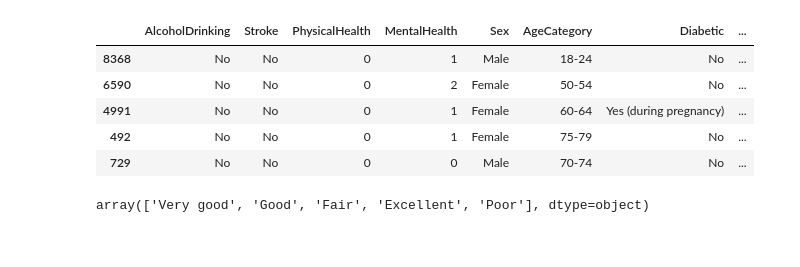
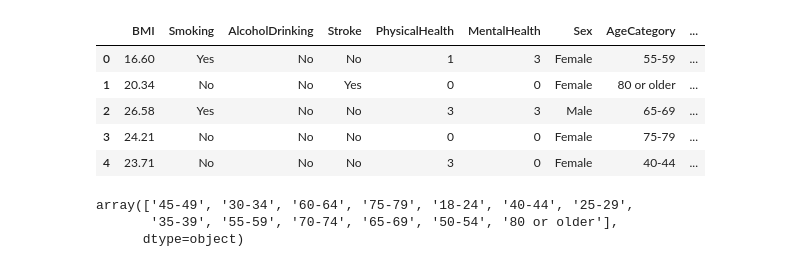
Before and after one commit to Badroll/chronicare, a Jupyter notebook: jantung/ml1.ipynb, the cells around one changed output. Cells and saved outputs as stored; diff of their text form; code cells hidden in the pictures.

Commit message:
predict jantung

```diff
--- a/jantung/ml1.ipynb
+++ b/jantung/ml1.ipynb
@@ -5,13 +5,12 @@ import matplotlib.pyplot as plt
 import numpy as np
 from sklearn.model_selection import train_test_split
 # %%
-df = pd.read_csv("../dataset/jantung.csv")
-df = df.sample(frac = 1)
+df = pd.read_csv("../dataset/jantung.csv", delimiter=';', decimal=',')
 df.head()
 # %% [output]
-|  | AlcoholDrinking | Stroke | PhysicalHealth | MentalHealth | Sex | AgeCategory | Diabetic | ... |
-| 8368 | No | No | 0 | 1 | Male | 18-24 | No | ... |
-| 6590 | No | No | 0 | 2 | Female | 50-54 | No | ... |
-| 4991 | No | No | 0 | 1 | Female | 60-64 | Yes (during pregnancy) | ... |
-| 492 | No | No | 0 | 1 | Female | 75-79 | No | ... |
-| 729 | No | No | 0 | 0 | Male | 70-74 | No | ... |
+|  | BMI | Smoking | AlcoholDrinking | Stroke | PhysicalHealth | MentalHealth | Sex | AgeCategory | ... |
+| 0 | 16.60 | Yes | No | No | 1 | 3 | Female | 55-59 | ... |
+| 1 | 20.34 | No | No | Yes | 0 | 0 | Female | 80 or older | ... |
+| 2 | 26.58 | Yes | No | No | 3 | 3 | Male | 65-69 | ... |
+| 3 | 24.21 | No | No | No | 0 | 0 | Female | 75-79 | ... |
+| 4 | 23.71 | No | No | No | 3 | 0 | Female | 40-44 | ... |
@@ -18,4 +19,6 @@ df.head()
 # %%
-df["GenHealth"].unique()
+df["AgeCategory"].unique()
 # %% [output]
-array(['Very good', 'Good', 'Fair', 'Excellent', 'Poor'], dtype=object)
+array(['45-49', '30-34', '60-64', '75-79', '18-24', '40-44', '25-29',
+       '35-39', '55-59', '70-74', '65-69', '50-54', '80 or older'],
+      dtype=object)
```
Also changed, not shown: parts of 14 cells of this notebook, 18 other files.
